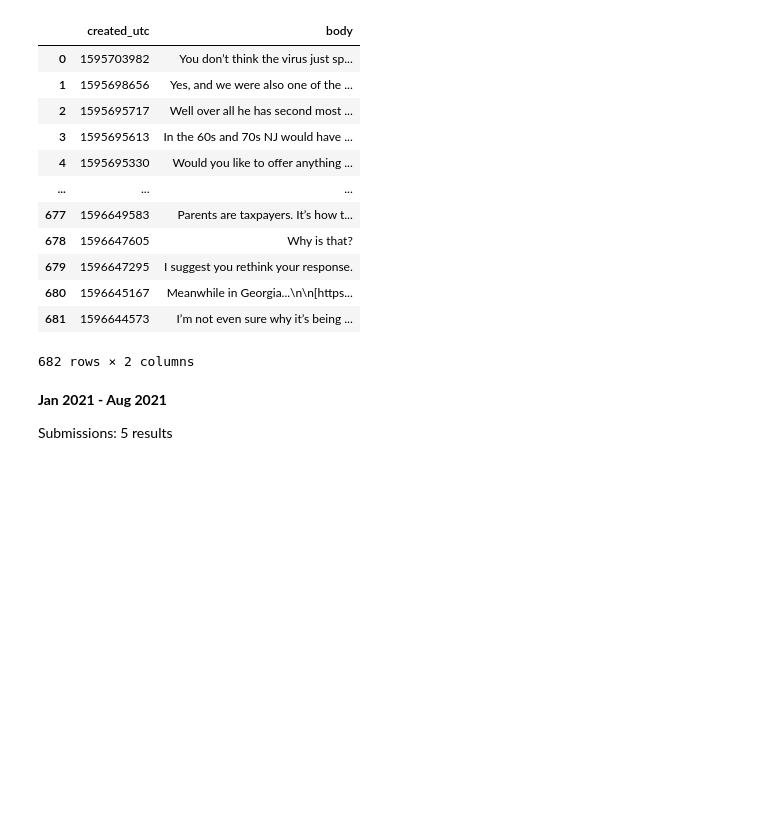
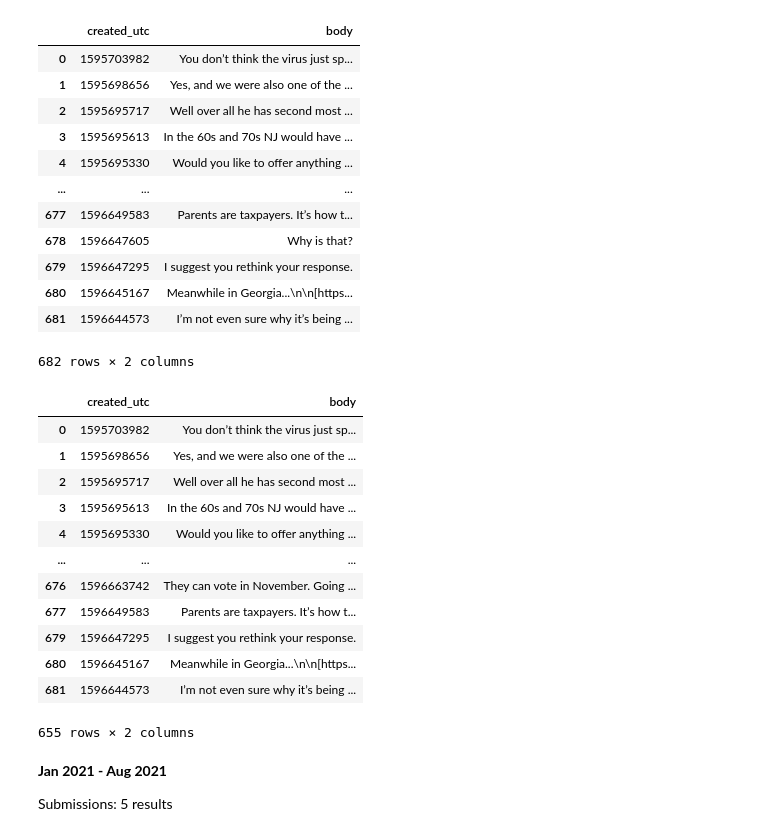
Before and after one commit to ljg-123/iti221project, a Jupyter notebook: iti221project v5.ipynb, the cells around one changed output. Cells and saved outputs as stored; diff of their text form; code cells hidden in the pictures; blank space fills up the shorter version.

Commit message:
Add files via upload
newest and most up to date file

```diff
--- a/iti221project v5.ipynb
+++ b/iti221project v5.ipynb
@@ -82,6 +82,25 @@ comm20df
 | 680 | 1596645167 | Meanwhile in Georgia...\n\n[https... |
 | 681 | 1596644573 | I’m not even sure why it’s being ... |
 682 rows × 2 columns
+# %%
+for i in (comm20df.index):
+    if len(comm20df.loc[i, 'body']) < 25:
+        comm20df.drop(i, inplace =True)
+comm20df
+# %% [output]
+|  | created_utc | body |
+| 0 | 1595703982 | You don’t think the virus just sp... |
+| 1 | 1595698656 | Yes, and we were also one of the ... |
+| 2 | 1595695717 | Well over all he has second most ... |
+| 3 | 1595695613 | In the 60s and 70s NJ would have ... |
+| 4 | 1595695330 | Would you like to offer anything ... |
+| ... | ... | ... |
+| 676 | 1596663742 | They can vote in November. Going ... |
+| 677 | 1596649583 | Parents are taxpayers. It’s how t... |
+| 679 | 1596647295 | I suggest you rethink your response. |
+| 680 | 1596645167 | Meanwhile in Georgia...\n\n[https... |
+| 681 | 1596644573 | I’m not even sure why it’s being ... |
+655 rows × 2 columns
 # %% [markdown]
 **Jan 2021 - Aug 2021**
 
```
Also changed, not shown: parts of 4 cells of this notebook.
